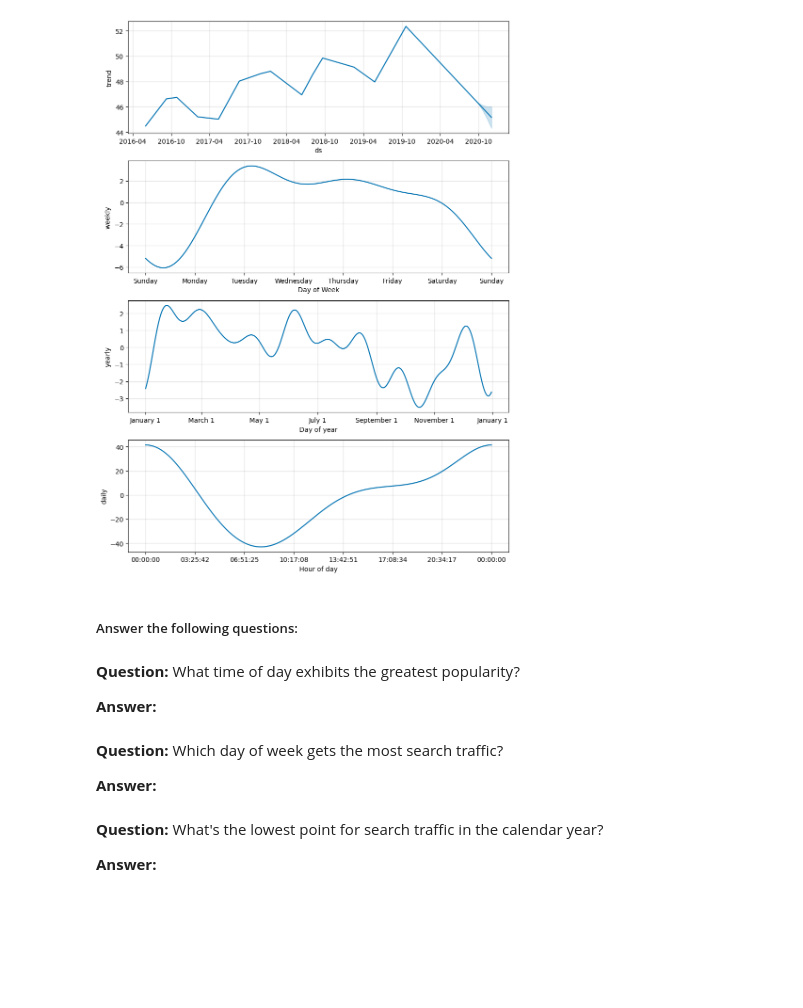
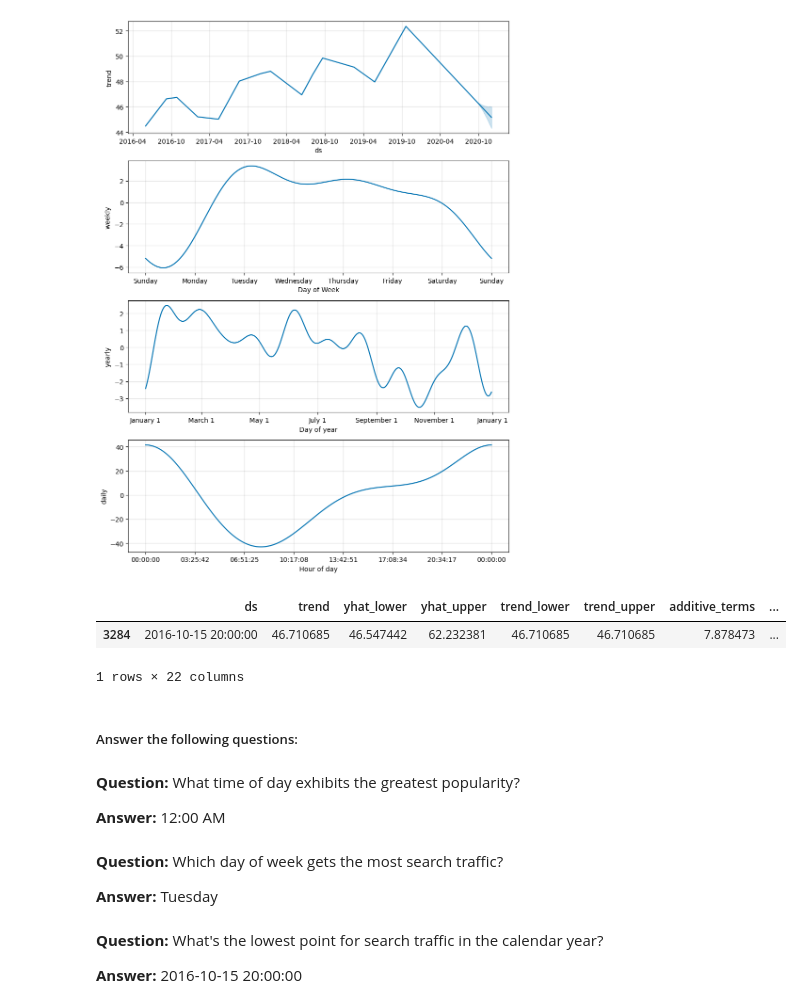
Before and after one commit to S-V-Woods/prophet-challenge, a Jupyter notebook: Starter_Code/forecasting_net_prophet.ipynb, the cells around one changed output. Drawn from its saved outputs; the diff is of its cells as text; code cells hidden in the pictures; blank space fills up the shorter version.

Commit message:
Created using Colab going back and answering questions

```diff
--- a/Starter_Code/forecasting_net_prophet.ipynb
+++ b/Starter_Code/forecasting_net_prophet.ipynb
@@ -497,17 +497,25 @@ forecast_mercado_trends = forecast_mercado_trends.reset_index()
 figures = model.plot_components(forecast_mercado_trends)
 # %% [output]
 [figure]
+# %%
+#find the lowest point for search traffic in the calendar year?
+
+forecast_mercado_trends.loc[forecast_mercado_trends["yearly"] == forecast_mercado_trends["yearly"].min()]
+# %% [output]
+|  | ds | trend | yhat_lower | yhat_upper | trend_lower | trend_upper | additive_terms | ... |
+| 3284 | 2016-10-15 20:00:00 | 46.710685 | 46.547442 | 62.232381 | 46.710685 | 46.710685 | 7.878473 | ... |
+1 rows × 22 columns
 # %% [markdown]
 ##### Answer the following questions:
 # %% [markdown]
 **Question:** What time of day exhibits the greatest popularity?
 
-**Answer:**
+**Answer:** 12:00 AM
 # %% [markdown]
 **Question:** Which day of week gets the most search traffic?
 
-**Answer:**
+**Answer:** Tuesday
 # %% [markdown]
 **Question:** What's the lowest point for search traffic in the calendar year?
 
-**Answer:**
+**Answer:** 2016-10-15 20:00:00
```
Also changed, not shown: parts of 1 cell of this notebook.
